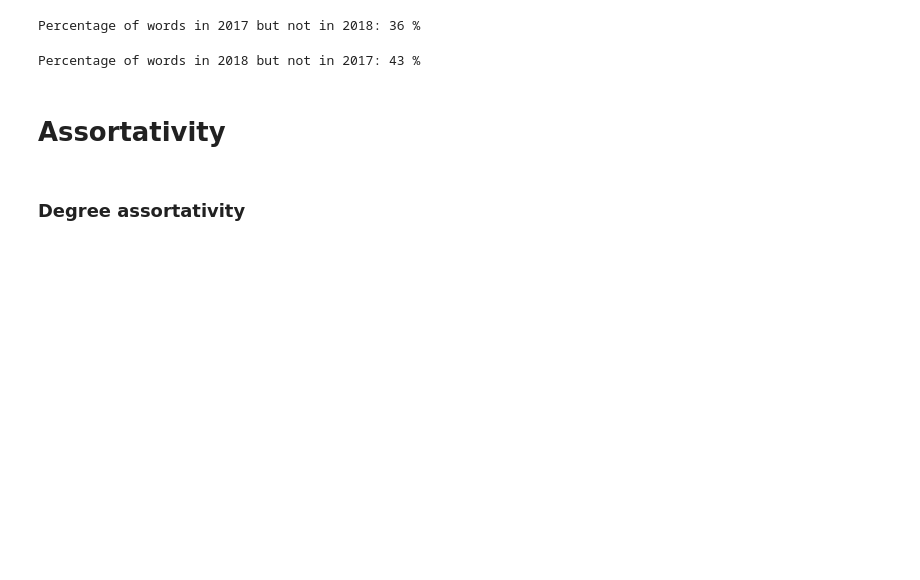
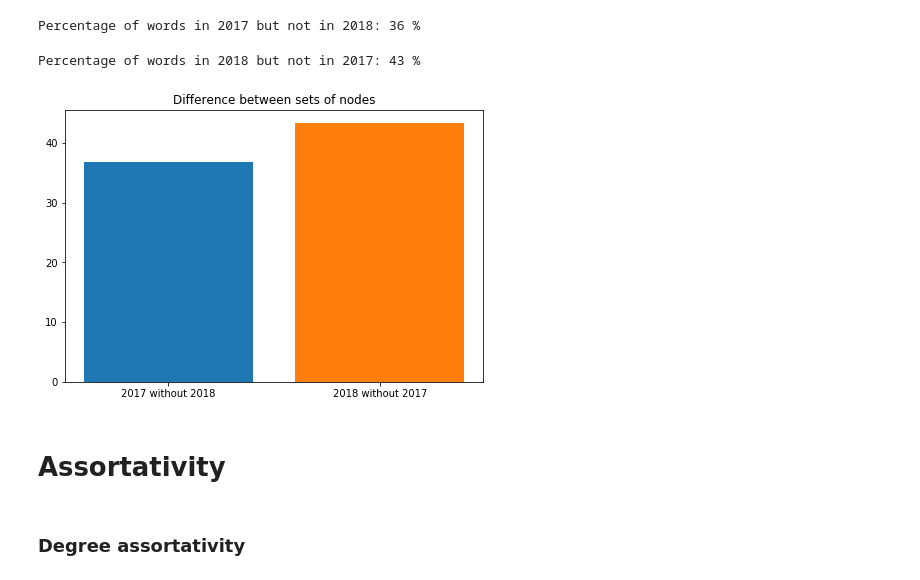
Before and after one commit to damiclem/feminism_network, a Jupyter notebook: analysis.ipynb, the cells around one changed output. Cells and saved outputs as stored; diff of their text form; code cells hidden in the pictures; blank space fills up the shorter version.

```diff
--- a/analysis.ipynb
+++ b/analysis.ipynb
@@ -511,13 +544,22 @@ _ = plt.show()
 # %%
-x = len(set(network[2017].nodes) - set(network[2018].nodes))/len(set(network[2017].nodes)) * 100
-print('Percentage of words in 2017 but not in 2018: {:d} %'.format(int(x)))
+x17 = len(set(network[2017].nodes) - set(network[2018].nodes))/len(set(network[2017].nodes)) * 100
+print('Percentage of words in 2017 but not in 2018: {:d} %'.format(int(x17)))
 # %% [output]
 Percentage of words in 2017 but not in 2018: 36 %
 # %%
-x =  len(set(network[2018].nodes) - set(network[2017].nodes)) / len(set(network[2018])) * 100
-print('Percentage of words in 2018 but not in 2017: {:d} %'.format(int(x)))
+x18 =  len(set(network[2018].nodes) - set(network[2017].nodes)) / len(set(network[2018])) * 100
+print('Percentage of words in 2018 but not in 2017: {:d} %'.format(int(x18)))
 # %% [output]
 Percentage of words in 2018 but not in 2017: 43 %
+# %%
+# Show node differences
+fig, ax = plt.subplots(figsize=(7.5, 5))
+_ = ax.set_title('Difference between sets of nodes')
+_ = ax.bar(['2017 without 2018'], [x17])
+_ = ax.bar(['2018 without 2017'], [x18])
+_ = plt.show()
+# %% [output]
+[figure, added]
 # %% [markdown]
 # Assortativity
 # %%
```
Also changed, not shown: parts of 10 cells of this notebook.
